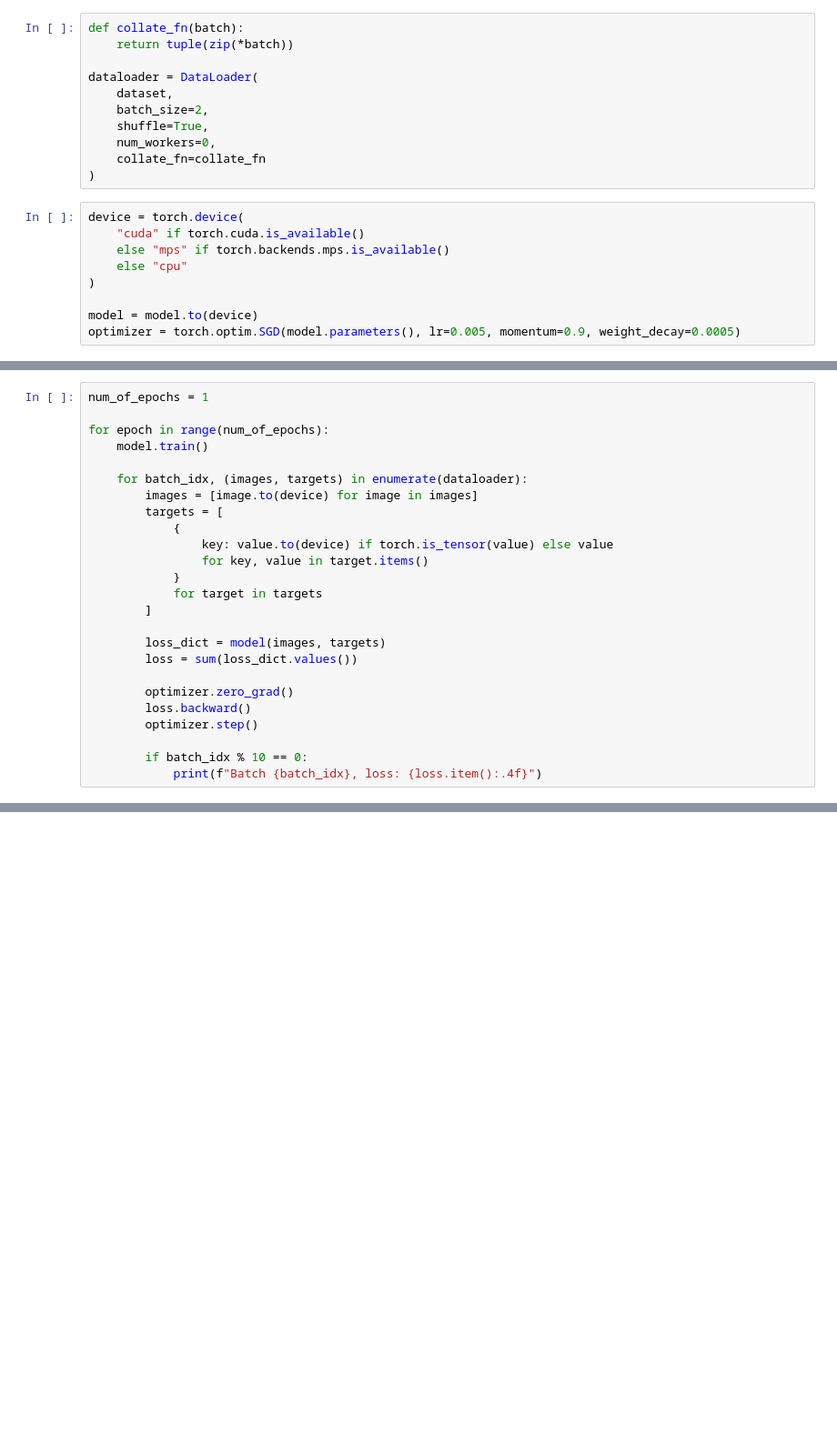
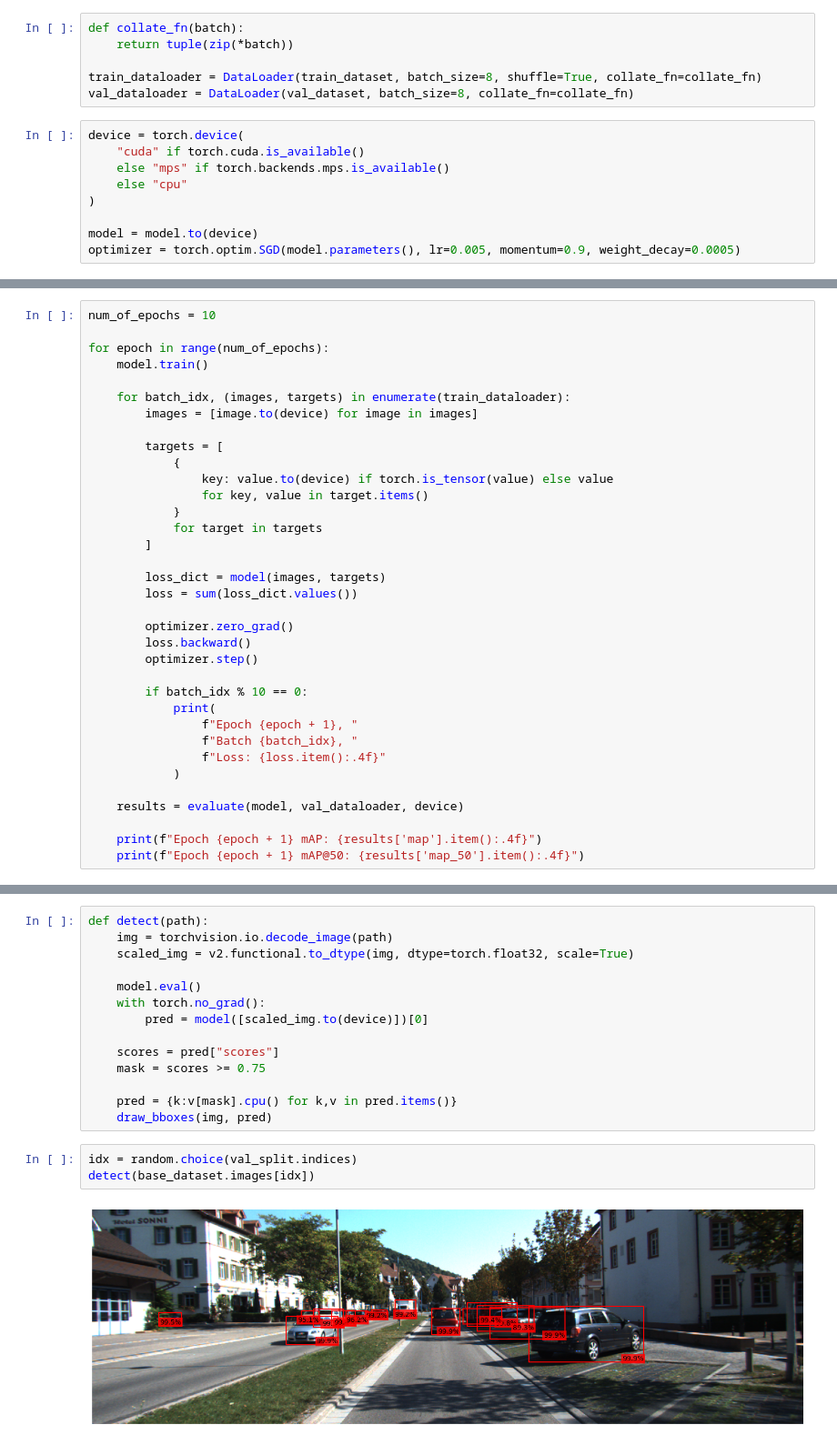
Before and after one commit to beckarama/av-perception, a Jupyter notebook: fine_tune.ipynb, the cells around one changed output, grey strips where cells are left out. Shown at 91% size. Drawn from its saved outputs; the diff is of its cells as text; blank space fills up the shorter version.

```diff
--- a/fine_tune.ipynb
+++ b/fine_tune.ipynb
@@ -156,13 +175,8 @@ for box, label in zip(target["boxes"], target["labels"]):
 def collate_fn(batch):
     return tuple(zip(*batch))
 
-dataloader = DataLoader(
-    dataset,
-    batch_size=2,
-    shuffle=True,
-    num_workers=0,
-    collate_fn=collate_fn
-)
+train_dataloader = DataLoader(train_dataset, batch_size=8, shuffle=True, collate_fn=collate_fn)
+val_dataloader = DataLoader(val_dataset, batch_size=8, collate_fn=collate_fn)
 # %%
 device = torch.device(
     "cuda" if torch.cuda.is_available()
@@ -175,11 +225,12 @@ optimizer = torch.optim.SGD(model.parameters(), lr=0.005, momentum=0.9, weight_d
 # %%
-num_of_epochs = 1
+num_of_epochs = 10
 
 for epoch in range(num_of_epochs):
     model.train()
 
-    for batch_idx, (images, targets) in enumerate(dataloader):
+    for batch_idx, (images, targets) in enumerate(train_dataloader):
         images = [image.to(device) for image in images]
+
         targets = [
             {
                 key: value.to(device) if torch.is_tensor(value) else value
@@ -196,4 +247,13 @@ for epoch in range(num_of_epochs):
         optimizer.step()
 
         if batch_idx % 10 == 0:
-            print(f"Batch {batch_idx}, loss: {loss.item():.4f}")
+            print(
+                f"Epoch {epoch + 1}, "
+                f"Batch {batch_idx}, "
+                f"Loss: {loss.item():.4f}"
+            )
+
+    results = evaluate(model, val_dataloader, device)
+
+    print(f"Epoch {epoch + 1} mAP: {results['map'].item():.4f}")
+    print(f"Epoch {epoch + 1} mAP@50: {results['map_50'].item():.4f}")
@@ -199,0 +267,19 @@ for epoch in range(num_of_epochs):
+# %%
+def detect(path):
+    img = torchvision.io.decode_image(path)
+    scaled_img = v2.functional.to_dtype(img, dtype=torch.float32, scale=True)
+
+    model.eval()
+    with torch.no_grad():
+        pred = model([scaled_img.to(device)])[0]
+
+    scores = pred["scores"]
+    mask = scores >= 0.75
+
+    pred = {k:v[mask].cpu() for k,v in pred.items()}
+    draw_bboxes(img, pred)
+# %%
+idx = random.choice(val_split.indices)
+detect(base_dataset.images[idx])
+# %% [output]
+[figure, added]
```
Also changed, not shown: parts of 8 cells of this notebook, 7 other files.
